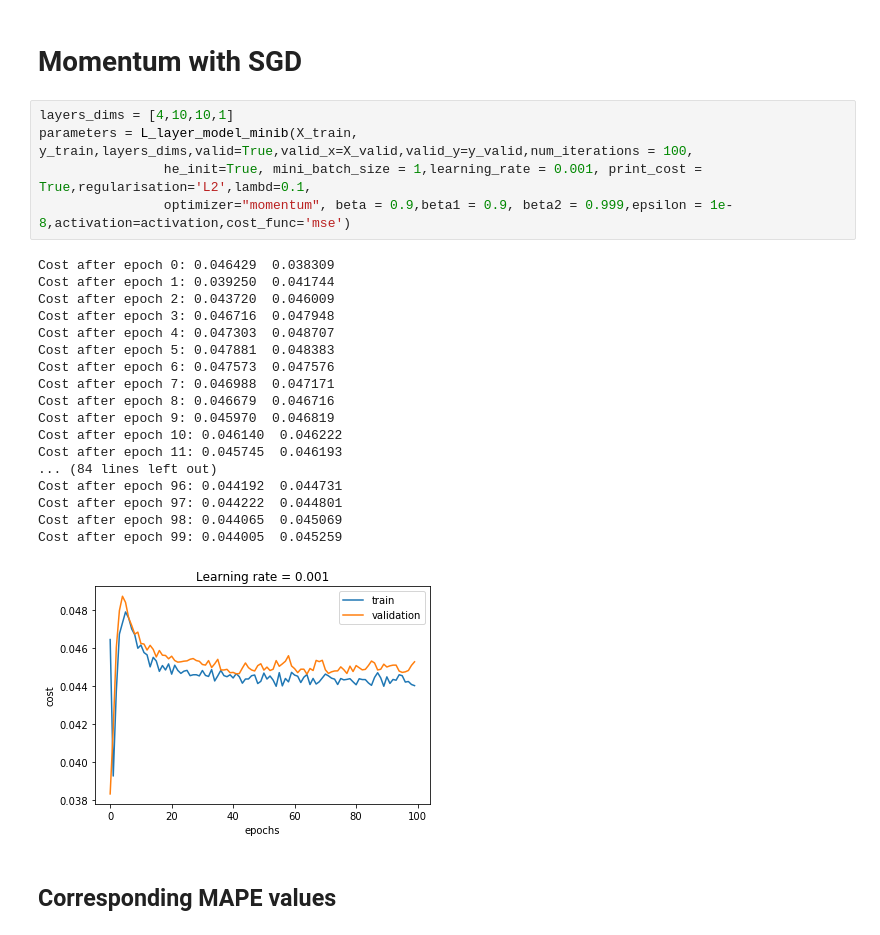
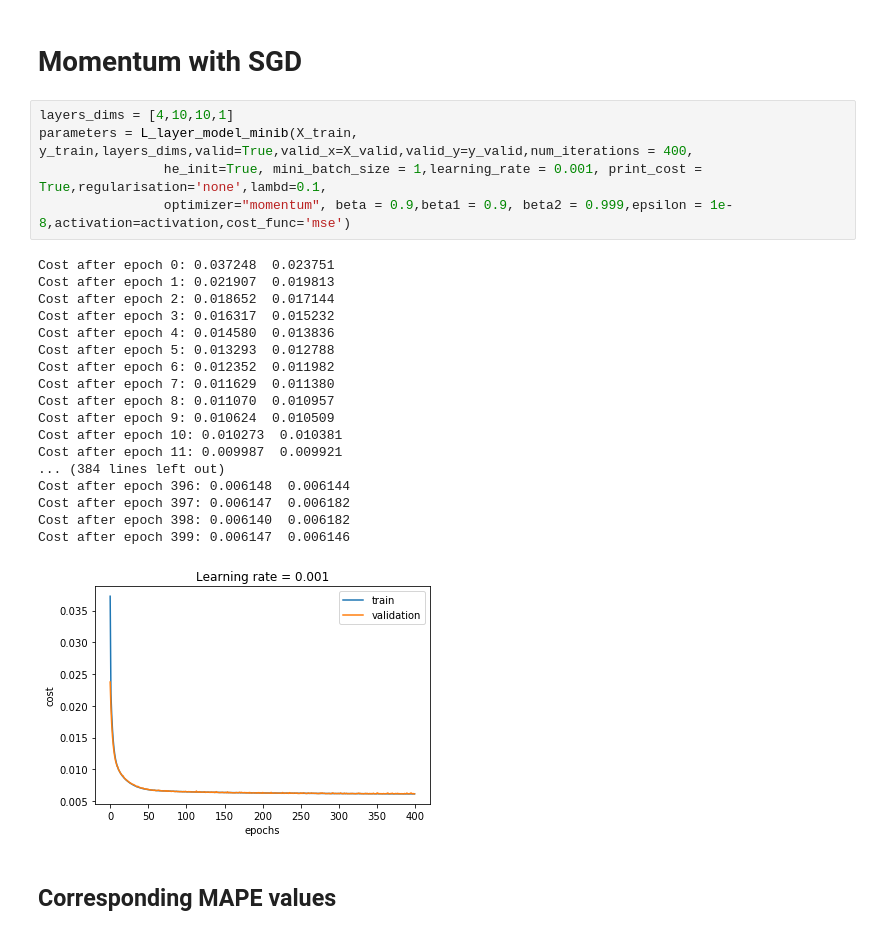
Before and after one commit to munkeops/ANN, a Jupyter notebook: Combined Cycle Power Plant.ipynb, the cells around one changed output. Drawn from its saved outputs; the diff is of its cells as text.

```diff
--- a/Combined Cycle Power Plant.ipynb
+++ b/Combined Cycle Power Plant.ipynb
@@ -217,28 +181,28 @@ print(y_test)
 # Momentum with SGD
 # %%
 layers_dims = [4,10,10,1]
-parameters = L_layer_model_minib(X_train, y_train,layers_dims,valid=True,valid_x=X_valid,valid_y=y_valid,num_iterations = 100,
-                he_init=True, mini_batch_size = 1,learning_rate = 0.001, print_cost = True,regularisation='L2',lambd=0.1,
+parameters = L_layer_model_minib(X_train, y_train,layers_dims,valid=True,valid_x=X_valid,valid_y=y_valid,num_iterations = 400,
+                he_init=True, mini_batch_size = 1,learning_rate = 0.001, print_cost = True,regularisation='none',lambd=0.1,
                 optimizer="momentum", beta = 0.9,beta1 = 0.9, beta2 = 0.999,epsilon = 1e-8,activation=activation,cost_func='mse')
 # %% [output]
-Cost after epoch 0: 0.046429  0.038309
-Cost after epoch 1: 0.039250  0.041744
-Cost after epoch 2: 0.043720  0.046009
-Cost after epoch 3: 0.046716  0.047948
-Cost after epoch 4: 0.047303  0.048707
-Cost after epoch 5: 0.047881  0.048383
-Cost after epoch 6: 0.047573  0.047576
-Cost after epoch 7: 0.046988  0.047171
-Cost after epoch 8: 0.046679  0.046716
-Cost after epoch 9: 0.045970  0.046819
-Cost after epoch 10: 0.046140  0.046222
-Cost after epoch 11: 0.045745  0.046193
-... (84 lines left out)
-Cost after epoch 96: 0.044192  0.044731
-Cost after epoch 97: 0.044222  0.044801
-Cost after epoch 98: 0.044065  0.045069
-Cost after epoch 99: 0.044005  0.045259
+Cost after epoch 0: 0.037248  0.023751
+Cost after epoch 1: 0.021907  0.019813
+Cost after epoch 2: 0.018652  0.017144
+Cost after epoch 3: 0.016317  0.015232
+Cost after epoch 4: 0.014580  0.013836
+Cost after epoch 5: 0.013293  0.012788
+Cost after epoch 6: 0.012352  0.011982
+Cost after epoch 7: 0.011629  0.011380
+Cost after epoch 8: 0.011070  0.010957
+Cost after epoch 9: 0.010624  0.010509
+Cost after epoch 10: 0.010273  0.010381
+Cost after epoch 11: 0.009987  0.009921
+... (384 lines left out)
+Cost after epoch 396: 0.006148  0.006144
+Cost after epoch 397: 0.006147  0.006182
+Cost after epoch 398: 0.006140  0.006182
+Cost after epoch 399: 0.006147  0.006146
-[figure, old version]
+[figure, new version]
 # %% [markdown]
 ## Corresponding MAPE values
 # %%
```
Also changed, not shown: parts of 23 cells of this notebook, 5 other files.
